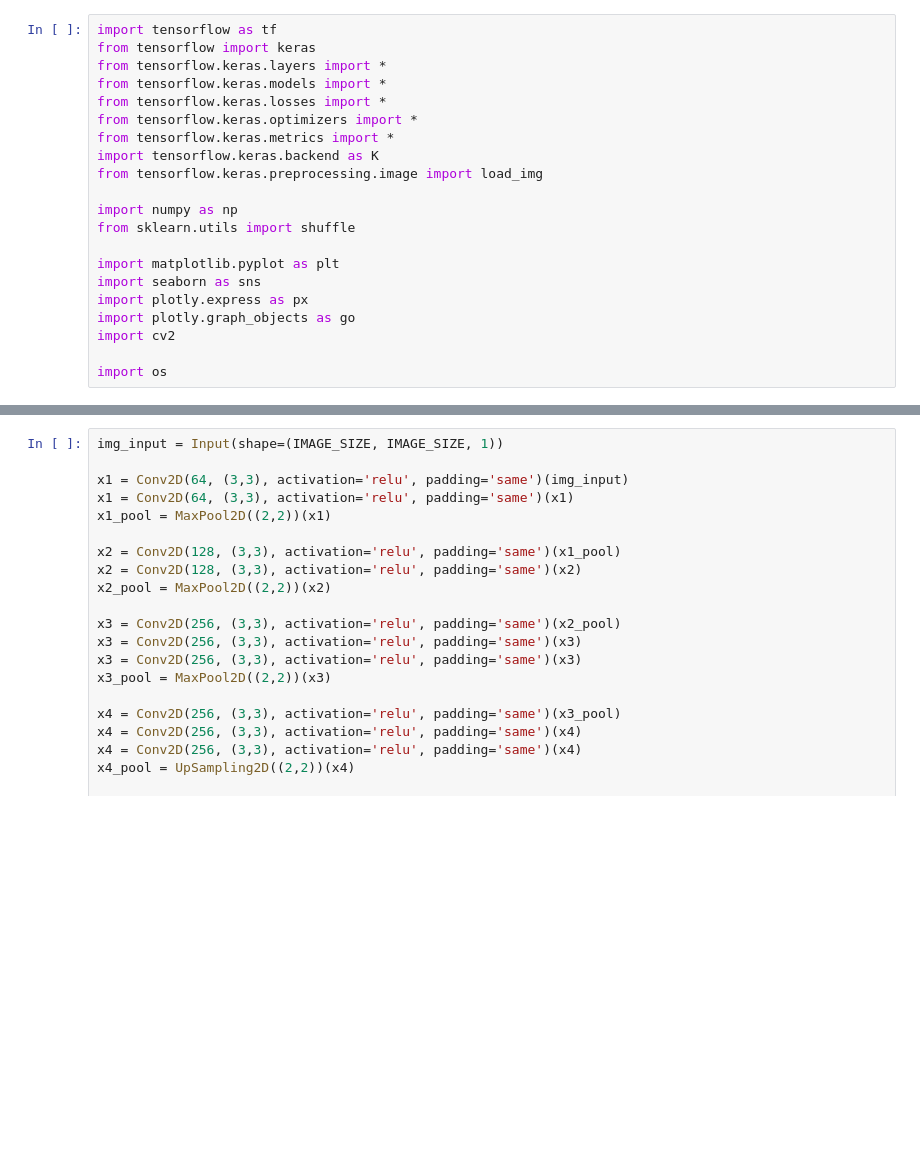
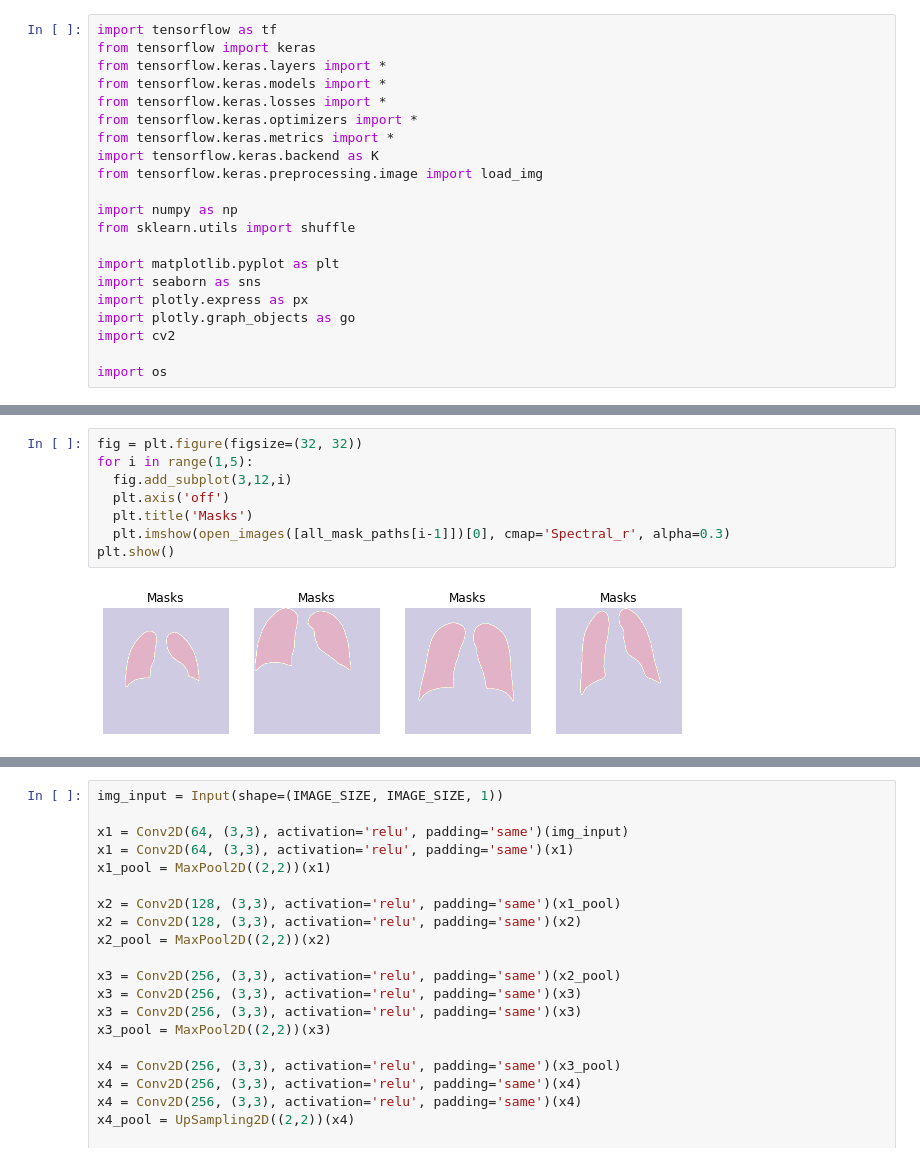
Before and after one commit to sravangvm/Covid-Classification-Using-X-Rays, a Jupyter notebook: CovidX_Ray_Segmentation.ipynb, the cells around one changed output, grey strips where cells are left out. Drawn from its saved outputs; the diff is of its cells as text; blank space fills up the shorter version.

```diff
--- a/CovidX_Ray_Segmentation.ipynb
+++ b/CovidX_Ray_Segmentation.ipynb
@@ -56,3 +60,13 @@ all_image_paths, all_mask_paths = shuffle(all_image_paths, all_mask_paths)
+# %%
+fig = plt.figure(figsize=(32, 32))
+for i in range(1,5):
+  fig.add_subplot(3,12,i)
+  plt.axis('off')
+  plt.title('Masks')
+  plt.imshow(open_images([all_mask_paths[i-1]])[0], cmap='Spectral_r', alpha=0.3)
+plt.show()
+# %% [output]
+[figure, added]
 # %%
 IMAGE_SIZE = 256
 
```
Also changed, not shown: parts of 9 cells of this notebook.
